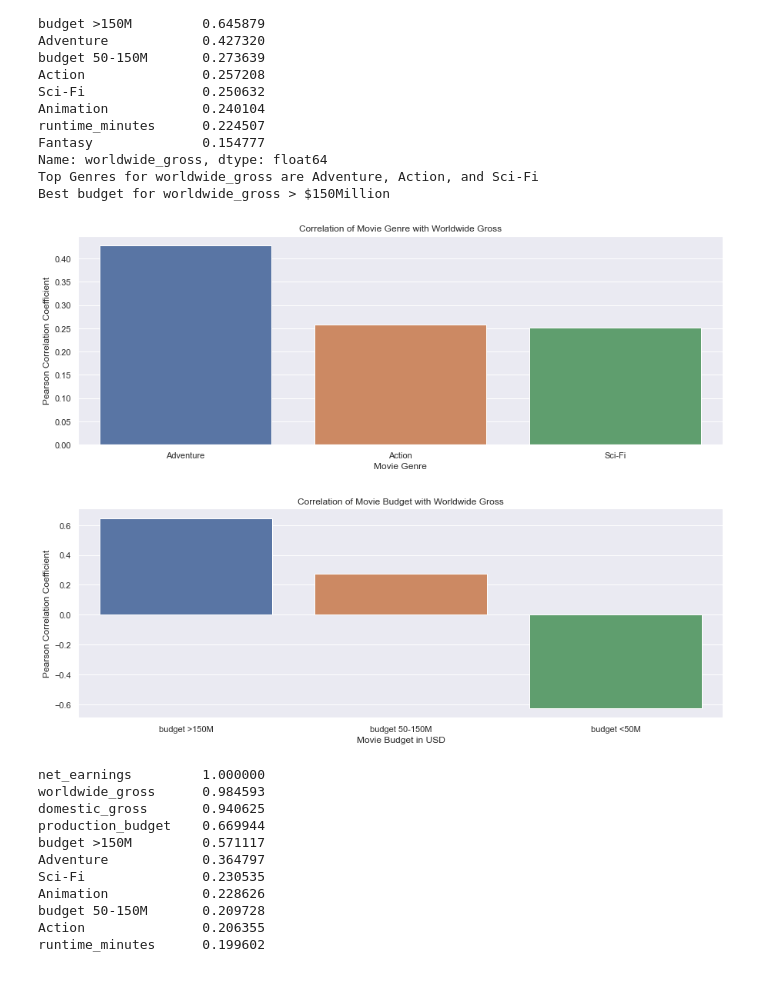
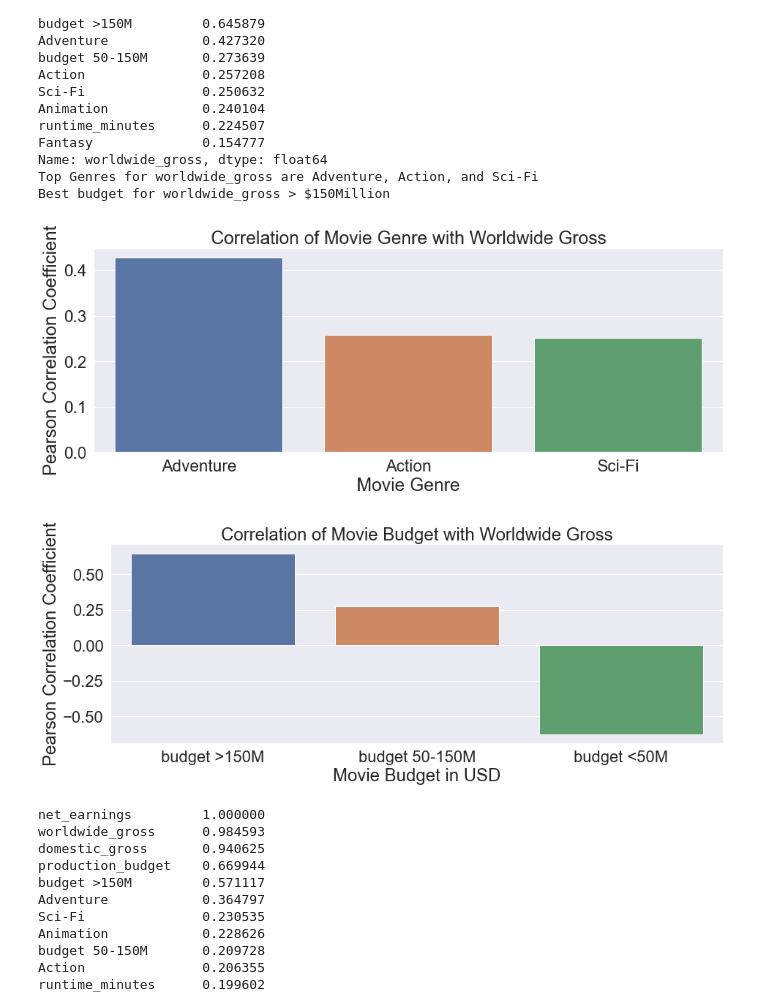
Before and after one commit to RH3421/Project-1-Microsoft-Makes-a-Movie, a Jupyter notebook: MainDF.ipynb, the cells around one changed output. Cells and saved outputs as stored; diff of their text form; code cells hidden in the pictures; blank space fills up the shorter version.

```diff
--- a/MainDF.ipynb
+++ b/MainDF.ipynb
@@ -259,21 +259,23 @@ Best budget for worldwide_gross > $150Million
 # %%
 #Genre worldwide_gross Visualization
 gen_gross = (correlation['worldwide_gross'].sort_values(ascending=False).filter(items=['Adventure', 'Action', 'Sci-Fi']))
 gen_gross
 ax = sns.barplot(x=gen_gross.index, y=gen_gross.values)
 sns.set(rc = {'figure.figsize':(15,5)})
+sns.set(font_scale = 2)
 ax.set(xlabel='Movie Genre', ylabel='Pearson Correlation Coefficient', title='Correlation of Movie Genre with Worldwide Gross');
 # %% [output]
-[figure, old version]
+[figure, new version]
 # %%
 #Budget worldwide_gross Visualization
 bud_gross = (correlation['worldwide_gross'].sort_values(ascending=False).filter(items=['budget >150M', 'budget 50-150M', 'budget <50M']))
 bud_gross
 ax = sns.barplot(x=bud_gross.index, y=bud_gross.values)
 sns.set(rc = {'figure.figsize':(15,5)})
+sns.set(font_scale = 2)
 ax.set(xlabel='Movie Budget in USD', ylabel='Pearson Correlation Coefficient', title='Correlation of Movie Budget with Worldwide Gross');
 # %% [output]
-[figure, old version]
+[figure, new version]
 # %%
 #Top Genres for net_earnings
 #Best budget for net_earnings
```
Also changed, not shown: parts of 2 cells of this notebook, 4 other files.
